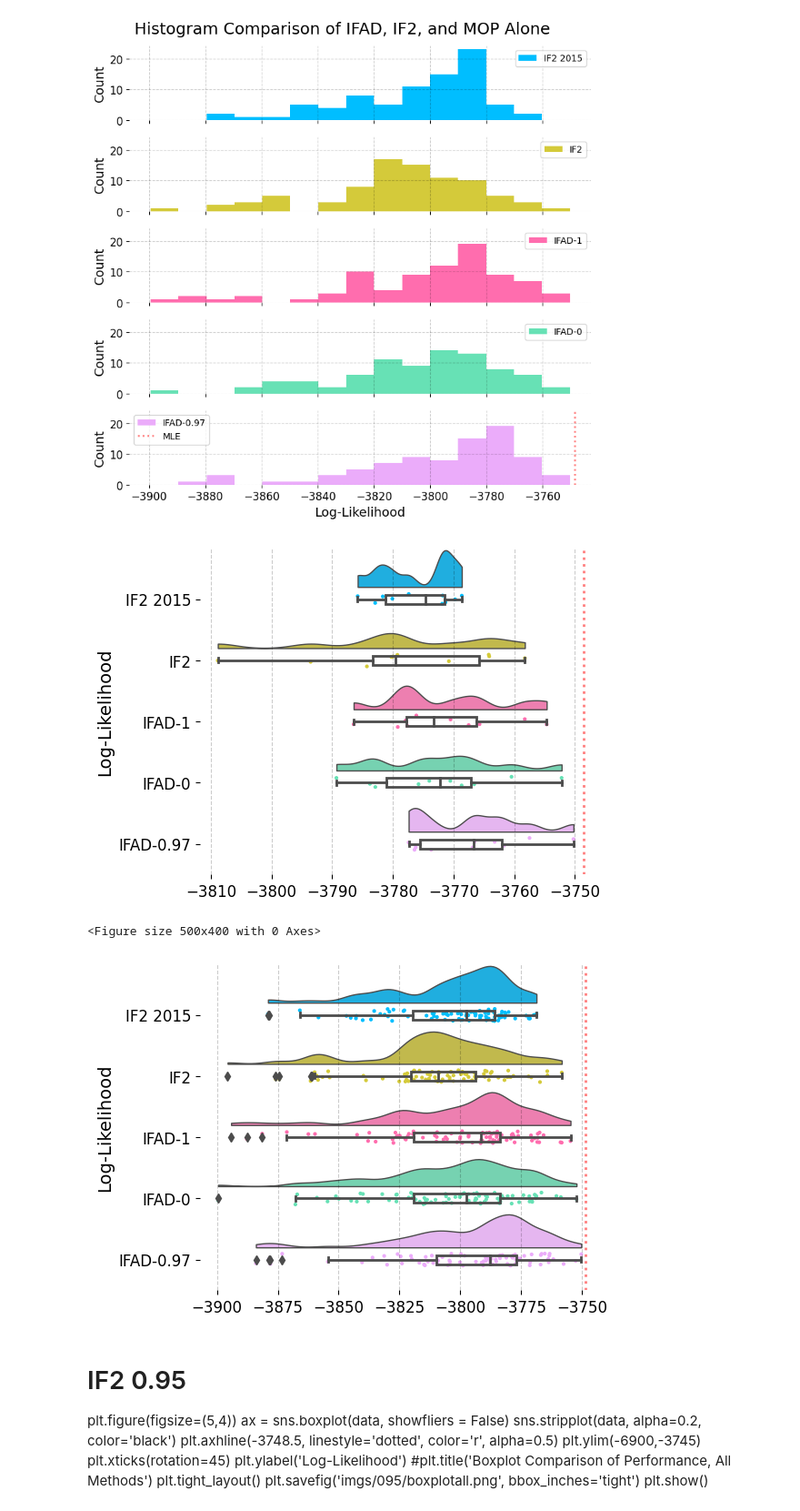
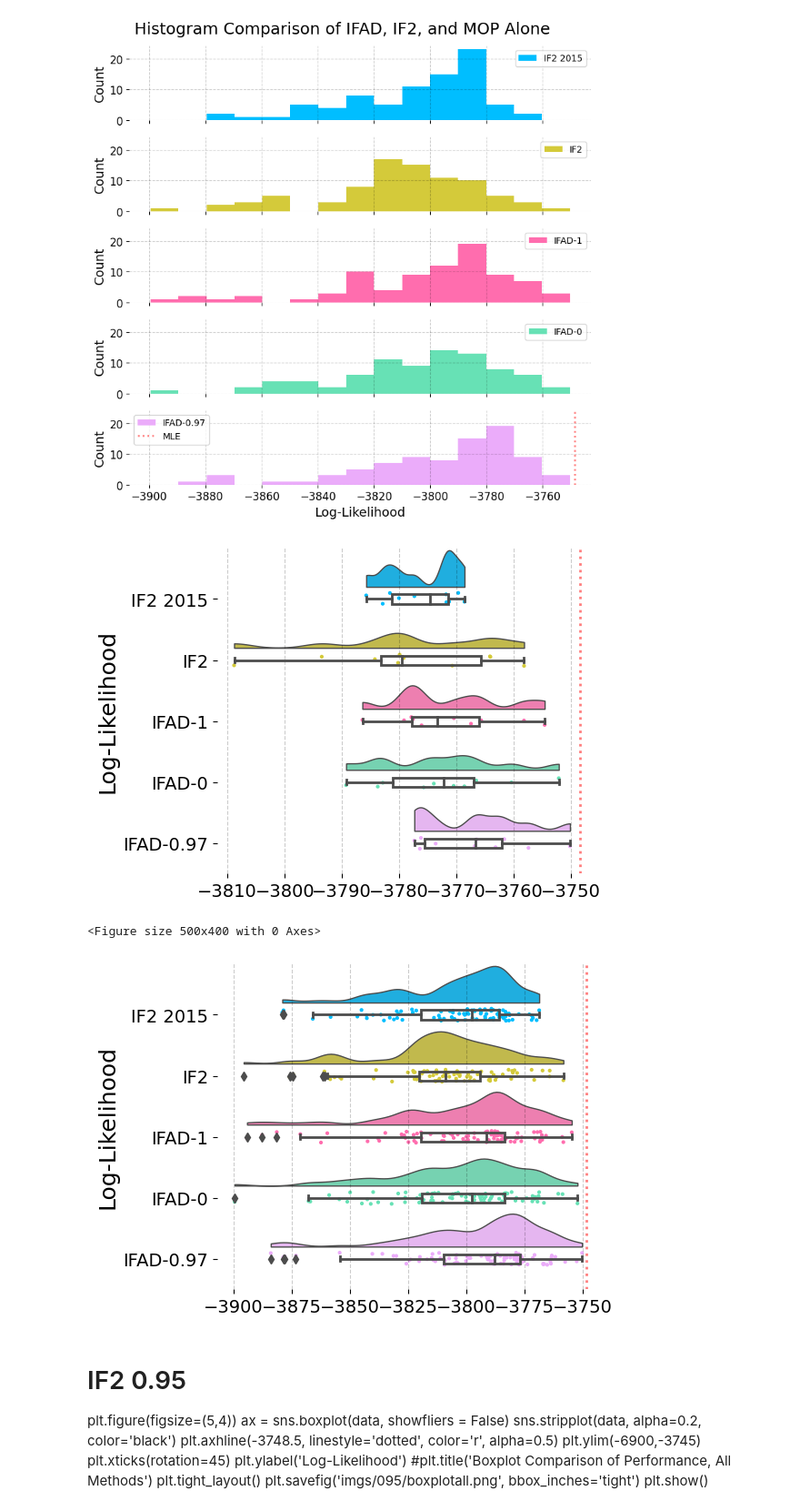
Before and after one commit to hetankevin/diffilter, a Jupyter notebook: cholera.ipynb, the cells around one changed output. Shown at 91% size. Saved outputs shown, nothing was run; the diff lists cells and outputs as text; code cells hidden in the pictures.

Commit message:
fontsize figs edit

```diff
--- a/cholera.ipynb
+++ b/cholera.ipynb
@@ -533,47 +533,49 @@ plt.ylabel('Log-Likelihood')
 
 
 plt.axvline(-3748.5, linestyle='dotted', color='r', alpha=0.5)
-plt.ylabel('Log-Likelihood')
-plt.xticks(rotation=0)
+plt.ylabel('Log-Likelihood', fontsize=18)
+plt.xticks(rotation=0, fontsize=14)
+plt.yticks(rotation=0, fontsize=14)
 #plt.title('Boxplot Comparison of Performance, Best of 10 Runs')
 plt.tight_layout()
 plt.savefig('imgs/095/boxplot.png', bbox_inches='tight')
 plt.show()
 # %% [output]
-[figure, old version]
+[figure, new version]
 # %%
 
 
 #IF2 0.95
 import pyreadr
 from scipy.special import logsumexp
 import seaborn as sns
 plt.style.use('matplotlibrc')
 plt.figure(figsize=(5,4))
 result = pyreadr.read_r('data/dacca/cholera-mif1-mif2.rda')
 dx="group"; dy="score"; ort="h"; pal = "Set2"; sigma = 0.2
 pal = sns.color_palette([tuple(int(h[i:i+2], 16)/255 for i in (0, 2, 4)) for h in ['00BEFF', 'D4CA3A', 'FF6DAE', '67E1B5', 'EBACFA',
                                              '9E9E9E', 'F1988E', '5DB15A', 'E28544', '52B8AA']], 10)
 fig, ax = plt.subplots(figsize=(7/1.2, 5/1.2))
 
 ax=pt.RainCloud(x = 'variable', y = 'value',
                 data = data[data>-3900].melt(), bw = sigma,
                 palette=pal,
                  width_viol = 1.2, ax = ax, orient = ort)
 plt.xlabel('')
 plt.ylabel('Log-Likelihood')
 
 
 plt.axvline(-3748.5, linestyle='dotted', color='r', alpha=0.5)
-plt.ylabel('Log-Likelihood')
-plt.xticks(rotation=0)
+plt.ylabel('Log-Likelihood', fontsize=18)
+plt.xticks(rotation=0, fontsize=14)
+plt.yticks(rotation=0, fontsize=14)
 #plt.title('Boxplot Comparison of Performance, Best of 10 Runs')
 plt.tight_layout()
 plt.savefig('imgs/095/boxplot_all.png', bbox_inches='tight')
 plt.show()
 # %% [output]
 <Figure size 500x400 with 0 Axes>
-[figure, old version]
+[figure, new version]
 # %%
 pd.DataFrame({'Best Log-Likelihood': data.max(0).sort_values(ascending=False).astype(float).round(1),
               'Rank': data.max(0).rank(ascending=False).sort_values().astype(int)}).to_latex(
```
Also changed, not shown: parts of 3 cells of this notebook, 4 other files.
